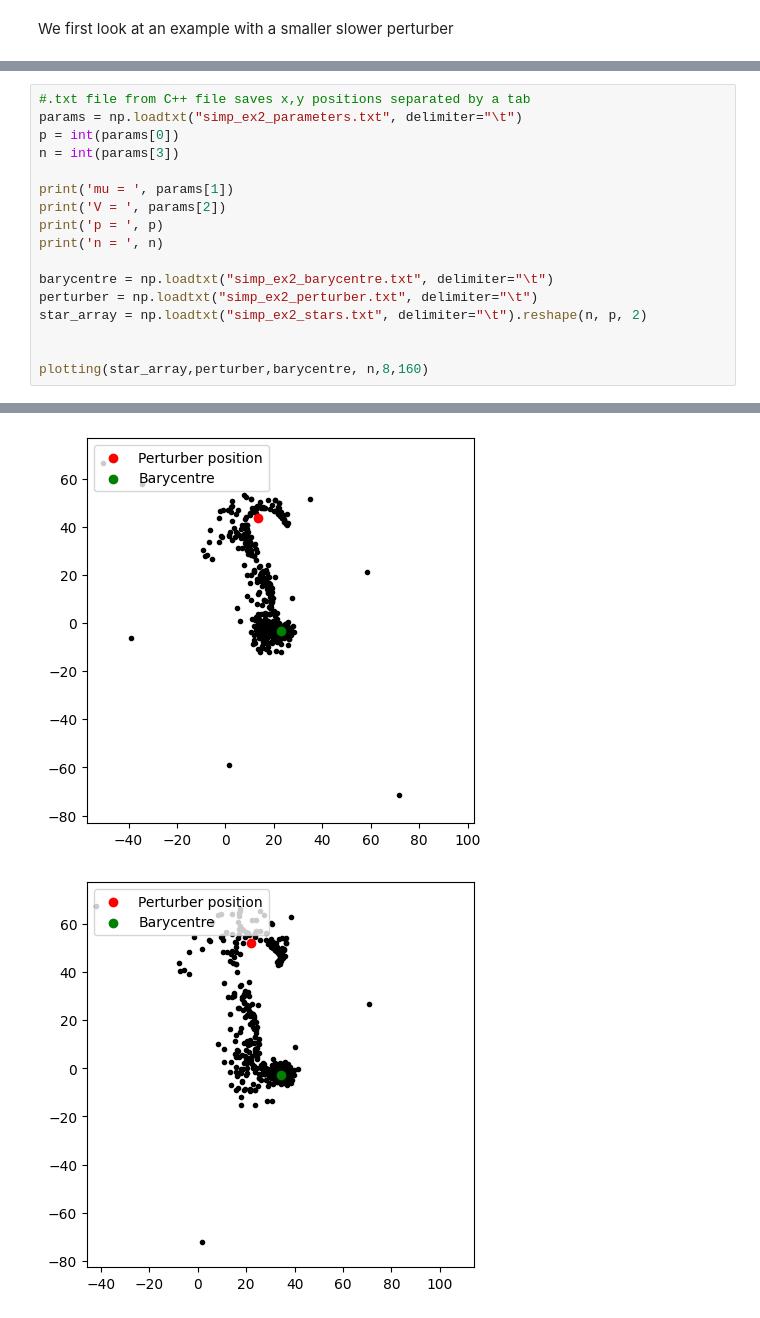
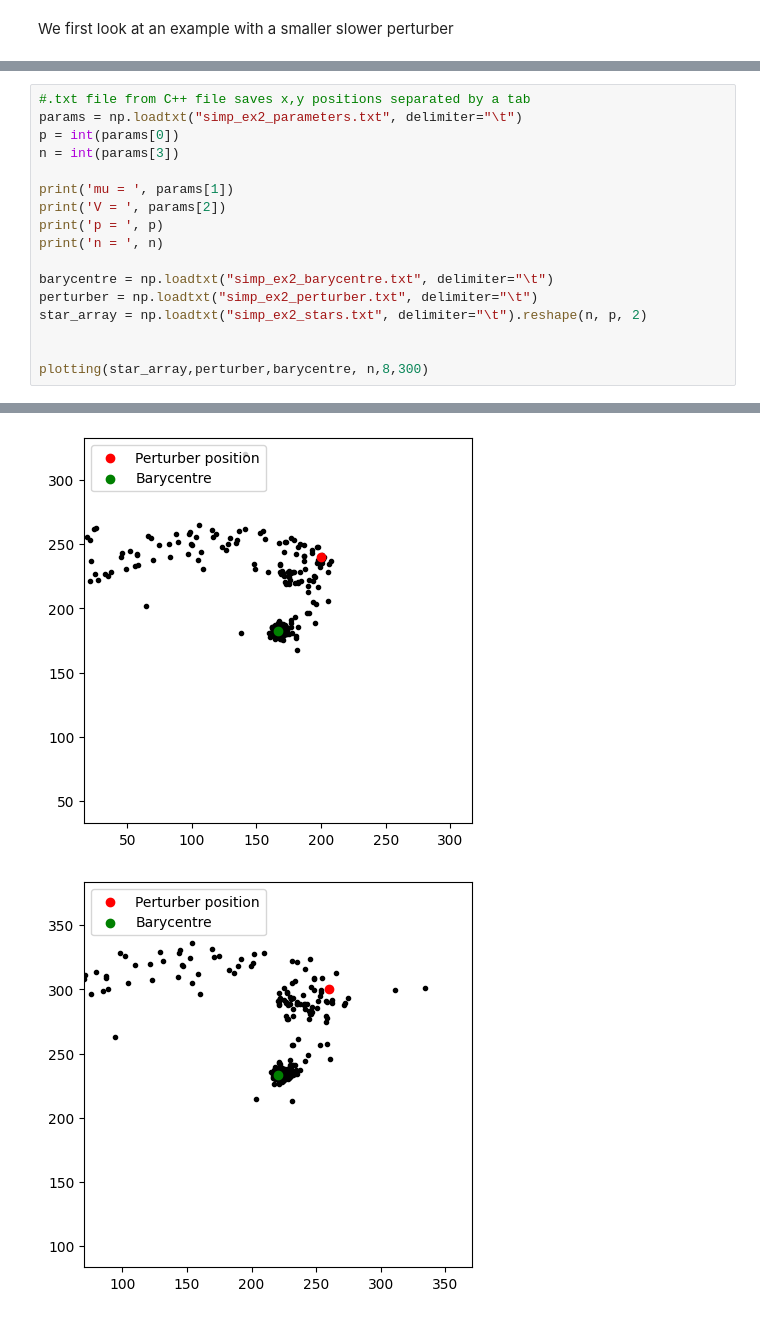
Before and after one commit to Emma-keaveney/Three-Body_Problem, a Jupyter notebook: simple_perturber_visualisations.ipynb, the cells around one changed output, grey strips where cells are left out. Cells and saved outputs as stored; diff of their text form.

```diff
--- a/simple_perturber_visualisations.ipynb
+++ b/simple_perturber_visualisations.ipynb
@@ -88,6 +88,6 @@ perturber = np.loadtxt("simp_ex2_perturber.txt", delimiter="\t")
 star_array = np.loadtxt("simp_ex2_stars.txt", delimiter="\t").reshape(n, p, 2)
 
 
-plotting(star_array,perturber,barycentre, n,8,160)
+plotting(star_array,perturber,barycentre, n,8,300)
 # %% [output]
 mu =  5.0
@@ -101,2 +101,2 @@ n =  50000
-[figure, old version]
+[figure, new version]
-[figure, old version]
+[figure, new version]
```
Also changed, not shown: parts of 5 cells of this notebook, 2 other files.
